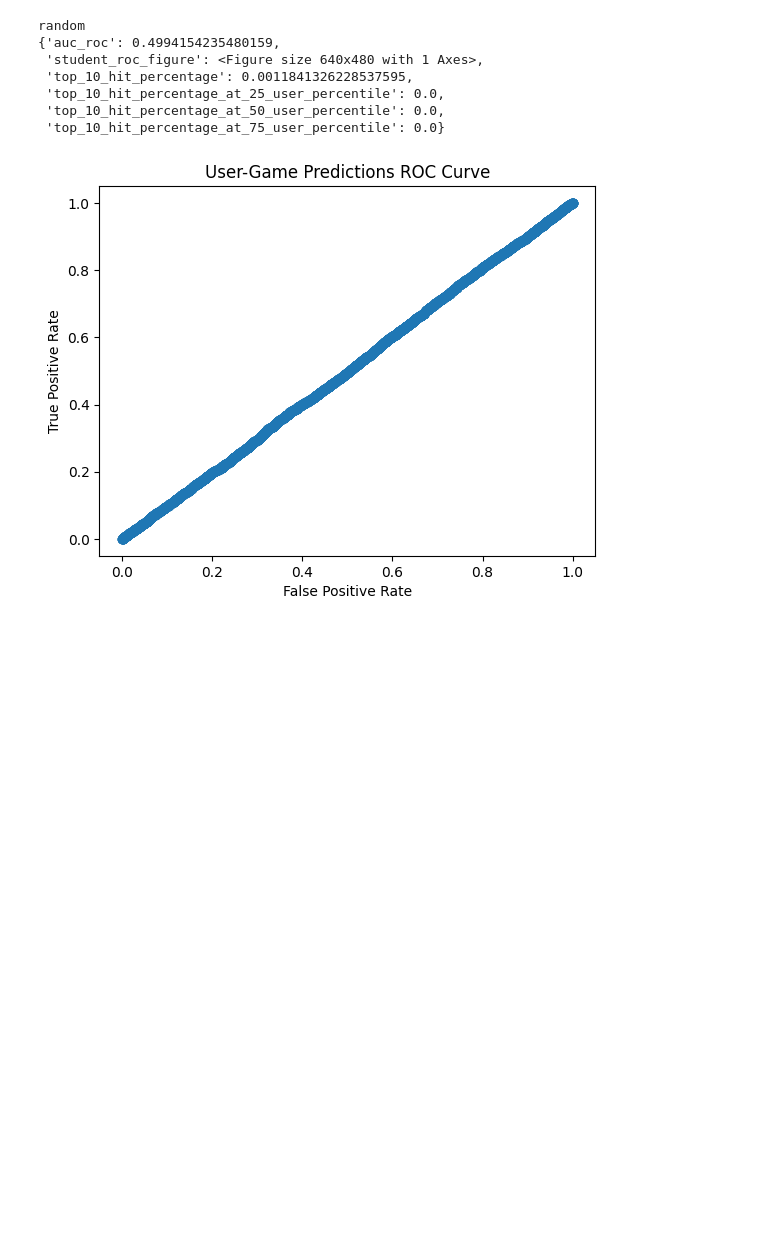
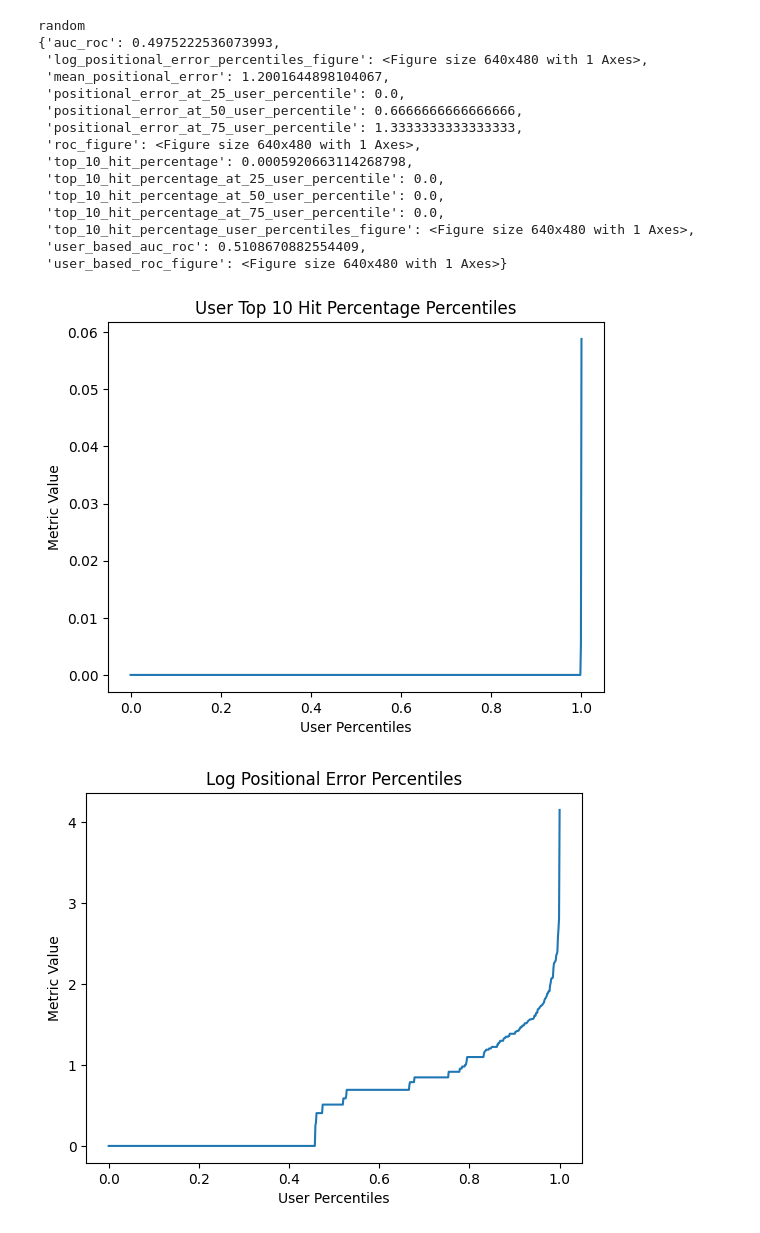
Before and after one commit to GitHubNoskcaj211/ml-projects-project, a Jupyter notebook: evaluation/test_evaluation.ipynb, the cells around one changed output. Saved outputs shown, nothing was run; the diff lists cells and outputs as text; code cells hidden in the pictures; blank space fills up the shorter version.

```diff
--- a/evaluation/test_evaluation.ipynb
+++ b/evaluation/test_evaluation.ipynb
@@ -12,7 +13,8 @@ from popularity_model import GamePopularityModel
 # %%
 evaluator = Evaluator()
 
-data_loader = DataLoader()
+# data_loader = DataLoader()
+data_loader = DataLoader(edge_scoring_function = (lambda edge_data: edge_data['playtime_forever']), user_game_edge_embeddings = ['playtime_forever'], score_normalization_functions = [gaussian_normalize_scores_per_user_factory(1.0, 1.0)])
 network = data_loader.get_full_network()
 data_loader.load_stratified_user_train_test_network(network=network, train_percentage=0.9, test_percentage=0.1, seed=0)
 
@@ -20,10 +22,14 @@ random_model = RandomModel()
 random_model.set_data_loader(data_loader)
 random_model.train()
 
+popularity_model = GamePopularityModel()
+popularity_model.set_data_loader(data_loader)
+popularity_model.train()
+
 common_neighbors_model = CommonNeighborsModel()
 common_neighbors_model.set_data_loader(data_loader)
 common_neighbors_model.train()
 
-popularity_model = GamePopularityModel()
-popularity_model.set_data_loader(data_loader)
-popularity_model.train()
+collaborative_filtering_model = CollaborativeFiltering(num_epochs = 500, num_user_embedding = 500, num_game_embedding = 500, learning_rate = 0.001, regularization = 0.00)
+collaborative_filtering_model.set_data_loader(data_loader)
+collaborative_filtering_model.train(debug=True)
@@ -30,26 +39,37 @@ popularity_model.train()
 # %%
 evaluator.reset(random_model)
 evaluator.compute_top_N_hit_percentage_at_user_percentile(10, 75)
 evaluator.compute_top_N_hit_percentage_at_user_percentile(10, 50)
 evaluator.compute_top_N_hit_percentage_at_user_percentile(10, 25)
-# evaluator.compute_top_N_hit_percentage_at_user_percentile(50, 75)
-# evaluator.compute_top_N_hit_percentage_at_user_percentile(50, 50)
-# evaluator.compute_top_N_hit_percentage_at_user_percentile(50, 25)
-# evaluator.compute_top_N_hit_percentage_at_user_percentile(4000, 75)
-# evaluator.compute_top_N_hit_percentage_at_user_percentile(4000, 50)
-# evaluator.compute_top_N_hit_percentage_at_user_percentile(4000, 25)
+evaluator.plot_top_N_hit_percentage_percentiles(10)
+evaluator.compute_user_percentile_positional_error(25)
+evaluator.compute_user_percentile_positional_error(50)
+evaluator.compute_user_percentile_positional_error(75)
+evaluator.plot_log_user_percentile_positional_error()
+evaluator.compute_mean_positional_error()
 evaluator.compute_top_N_hit_percentage(10)
 evaluator.plot_roc_curve()
 evaluator.compute_auc_roc()
+evaluator.plot_user_based_roc_curve()
+evaluator.compute_user_based_auc_roc()
 print(random_model.name())
 pprint(evaluator.metrics)
 print()
 # %% [output]
 random
-{'auc_roc': 0.4994154235480159,
- 'student_roc_figure': <Figure size 640x480 with 1 Axes>,
- 'top_10_hit_percentage': 0.0011841326228537595,
+{'auc_roc': 0.4975222536073993,
+ 'log_positional_error_percentiles_figure': <Figure size 640x480 with 1 Axes>,
+ 'mean_positional_error': 1.2001644898104067,
+ 'positional_error_at_25_user_percentile': 0.0,
+ 'positional_error_at_50_user_percentile': 0.6666666666666666,
+ 'positional_error_at_75_user_percentile': 1.3333333333333333,
+ 'roc_figure': <Figure size 640x480 with 1 Axes>,
+ 'top_10_hit_percentage': 0.0005920663114268798,
  'top_10_hit_percentage_at_25_user_percentile': 0.0,
  'top_10_hit_percentage_at_50_user_percentile': 0.0,
- 'top_10_hit_percentage_at_75_user_percentile': 0.0}
+ 'top_10_hit_percentage_at_75_user_percentile': 0.0,
+ 'top_10_hit_percentage_user_percentiles_figure': <Figure size 640x480 with 1 Axes>,
+ 'user_based_auc_roc': 0.5108670882554409,
+ 'user_based_roc_figure': <Figure size 640x480 with 1 Axes>}
-[figure, old version]
+[figure, new version]
+[figure, added]
```
Also changed, not shown: parts of 7 cells of this notebook, 9 other files.
